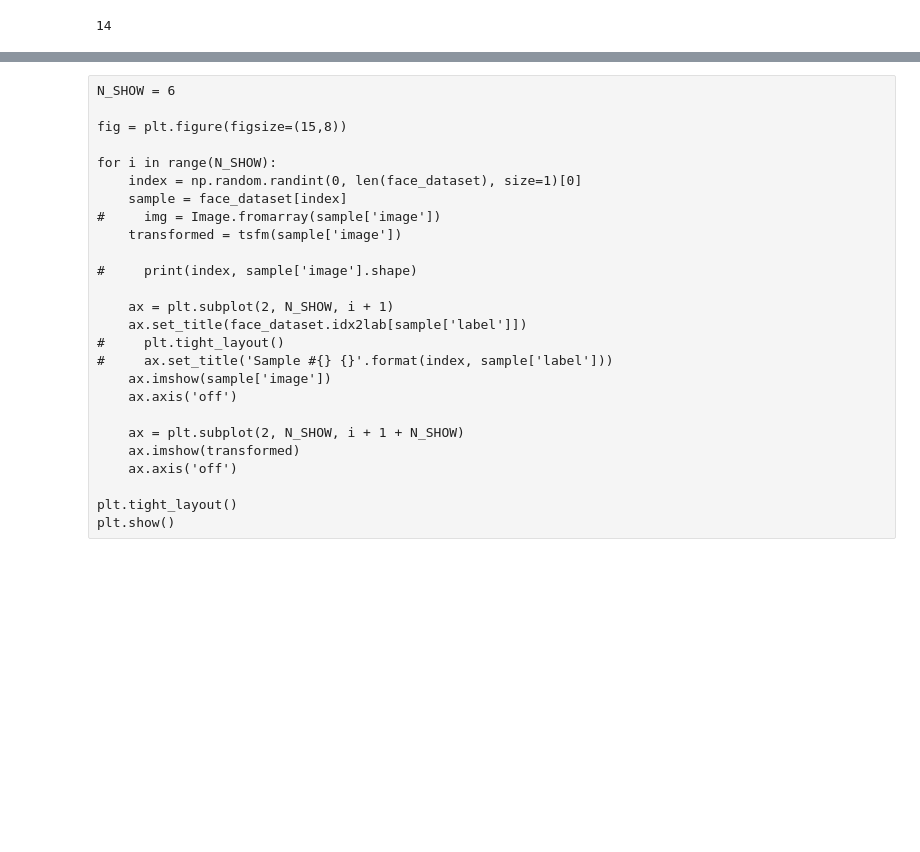
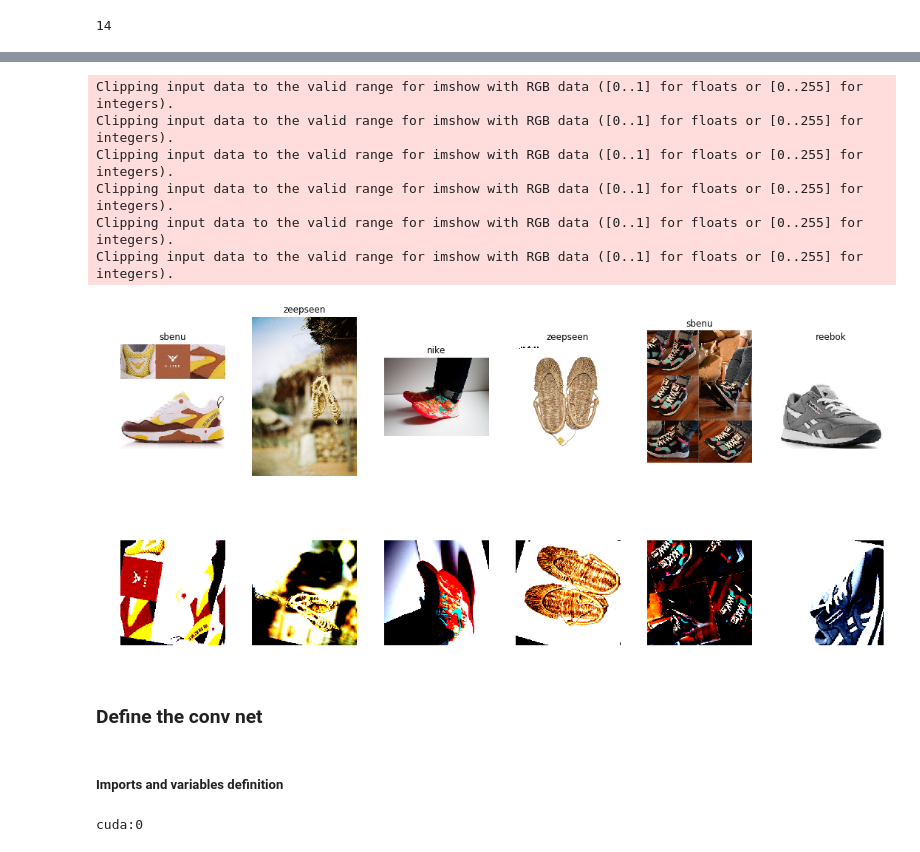
Before and after one commit to Rusteam/ShoeBrandClassification, a Jupyter notebook: 2_shoe_classification_model.ipynb, the cells around one changed output, grey strips where cells are left out. Saved outputs shown, nothing was run; the diff lists cells and outputs as text; code cells hidden in the pictures; blank space fills up the shorter version.

```diff
--- a/2_shoe_classification_model.ipynb
+++ b/2_shoe_classification_model.ipynb
@@ -108,29 +128,37 @@ tsfm = transforms.Compose([
     transforms.ToTensor(),
     norm,
 ])
-# %% [raw]
-N_SHOW = 6
-
-fig = plt.figure(figsize=(15,8))
-
-for i in range(N_SHOW):
-    index = np.random.randint(0, len(face_dataset), size=1)[0]
-    sample = face_dataset[index]
-#     img = Image.fromarray(sample['image'])
-    transformed = tsfm(sample['image'])
-
-#     print(index, sample['image'].shape)
-
-    ax = plt.subplot(2, N_SHOW, i + 1)
-    ax.set_title(face_dataset.idx2lab[sample['label']])
-#     plt.tight_layout()
-#     ax.set_title('Sample #{} {}'.format(index, sample['label']))
-    ax.imshow(sample['image'])
-    ax.axis('off')
-
-    ax = plt.subplot(2, N_SHOW, i + 1 + N_SHOW)
-    ax.imshow(transformed)
-    ax.axis('off')
-
-plt.tight_layout()
-plt.show()
+# %%
+N_SHOW = 6
+
+fig = plt.figure(figsize=(15,8))
+
+for i in range(N_SHOW):
+    index = np.random.randint(0, len(shoe_dataset), size=1)[0]
+    sample = shoe_dataset[index]
+    transformed = tsfm(sample['image'])
+    transformed = np.array(transformed).transpose(2,1,0)
+
+    ax = plt.subplot(2, N_SHOW, i + 1)
+    ax.set_title(shoe_dataset.idx2lab[sample['label']])
+    ax.imshow(sample['image'])
+    ax.axis('off')
+
+    ax = plt.subplot(2, N_SHOW, i + 1 + N_SHOW)
+    ax.imshow(transformed)
+    ax.axis('off')
+
+plt.tight_layout()
+plt.show()
+# %% [output]
+Clipping input data to the valid range for imshow with RGB data ([0..1] for floats or [0..255] for integers).
+Clipping input data to the valid range for imshow with RGB data ([0..1] for floats or [0..255] for integers).
+Clipping input data to the valid range for imshow with RGB data ([0..1] for floats or [0..255] for integers).
+Clipping input data to the valid range for imshow with RGB data ([0..1] for floats or [0..255] for integers).
+Clipping input data to the valid range for imshow with RGB data ([0..1] for floats or [0..255] for integers).
+Clipping input data to the valid range for imshow with RGB data ([0..1] for floats or [0..255] for integers).
+[figure, added]
+# %% [markdown]
+### Define the conv net
+# %% [markdown]
+##### Imports and variables definition
@@ -136,0 +177,5 @@ plt.show()
+# %%
+device = torch.device("cuda:0" if torch.cuda.is_available() else "cpu")
+print(device)
+# %% [output]
+cuda:0
```
Also changed, not shown: parts of 38 cells of this notebook, 7 other files.
